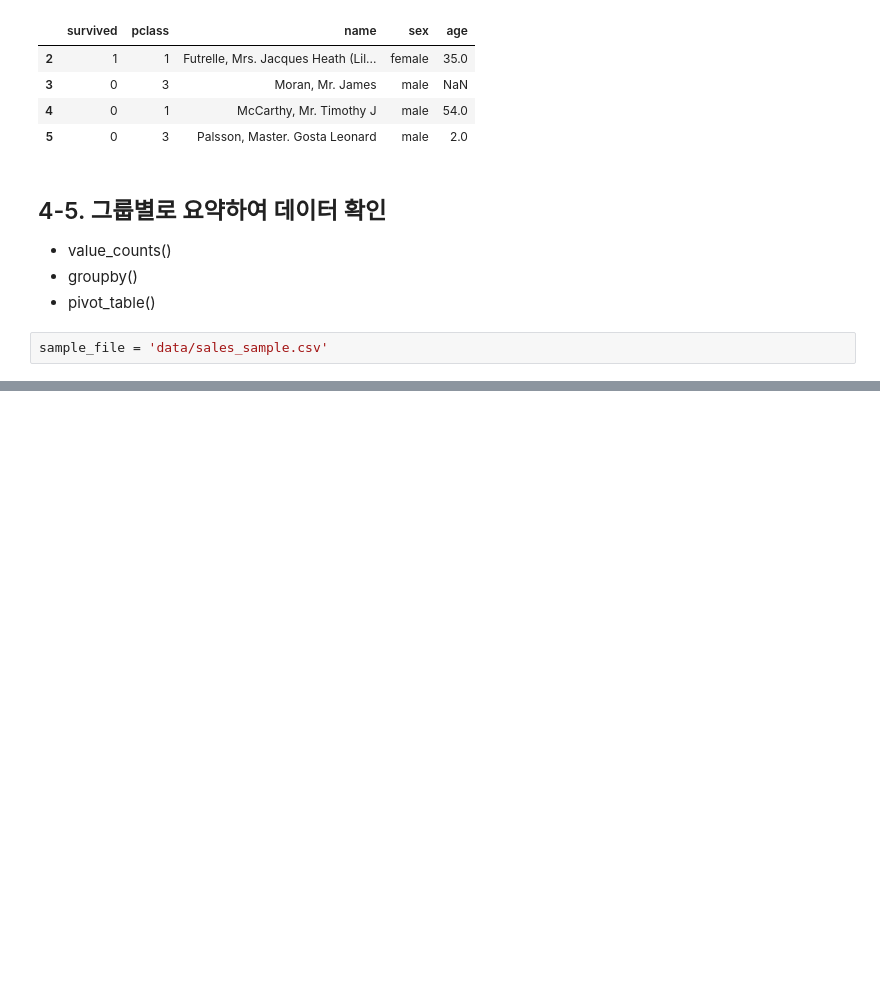
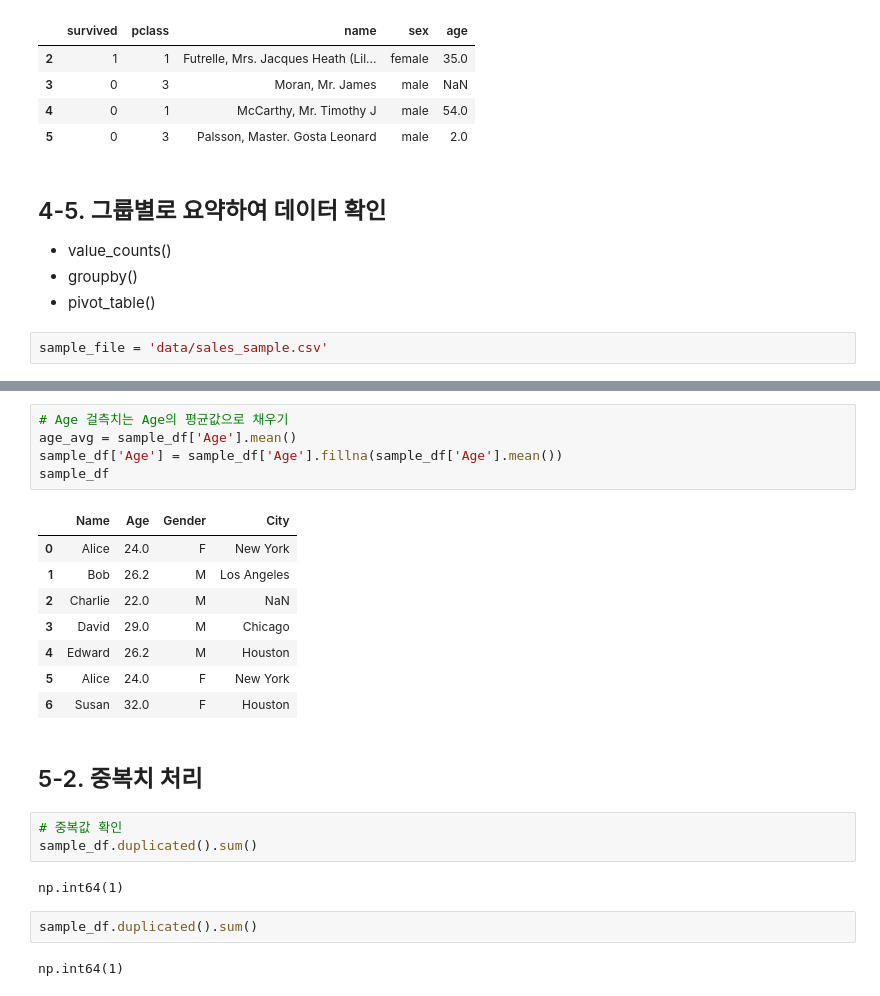
Before and after one commit to minukseven/pydata26, a Jupyter notebook: AI기반데이터분석_04_판다스_데이터처리_실습 (2).ipynb, the cells around one changed output, grey strips where cells are left out. Saved outputs shown, nothing was run; the diff lists cells and outputs as text; blank space fills up the shorter version.

```diff
--- a/AI기반데이터분석_04_판다스_데이터처리_실습 (2).ipynb
+++ b/AI기반데이터분석_04_판다스_데이터처리_실습 (2).ipynb
@@ -983,0 +1245,25 @@ sample_file = 'data/sales_sample.csv'
+# %%
+# Age 걸측치는 Age의 평균값으로 채우기
+age_avg = sample_df['Age'].mean()
+sample_df['Age'] = sample_df['Age'].fillna(sample_df['Age'].mean())
+sample_df
+# %% [output]
+|  | Name | Age | Gender | City |
+| 0 | Alice | 24.0 | F | New York |
+| 1 | Bob | 26.2 | M | Los Angeles |
+| 2 | Charlie | 22.0 | M | NaN |
+| 3 | David | 29.0 | M | Chicago |
+| 4 | Edward | 26.2 | M | Houston |
+| 5 | Alice | 24.0 | F | New York |
+| 6 | Susan | 32.0 | F | Houston |
+# %% [markdown]
+## 5-2. 중복치 처리
+# %%
+# 중복값 확인
+sample_df.duplicated().sum()
+# %% [output]
+np.int64(1)
+# %%
+sample_df.duplicated().sum()
+# %% [output]
+np.int64(1)
```
Also changed, not shown: parts of 56 cells of this notebook, 1 other file.
